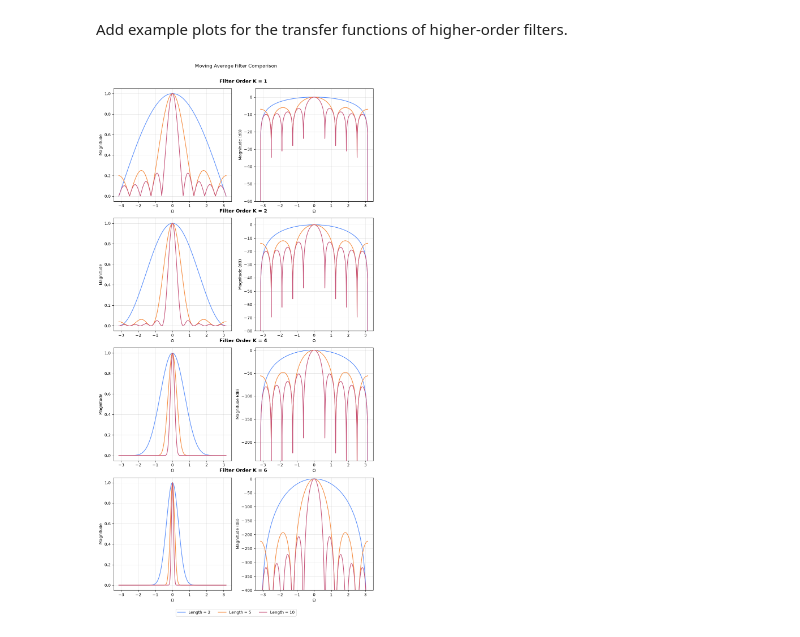
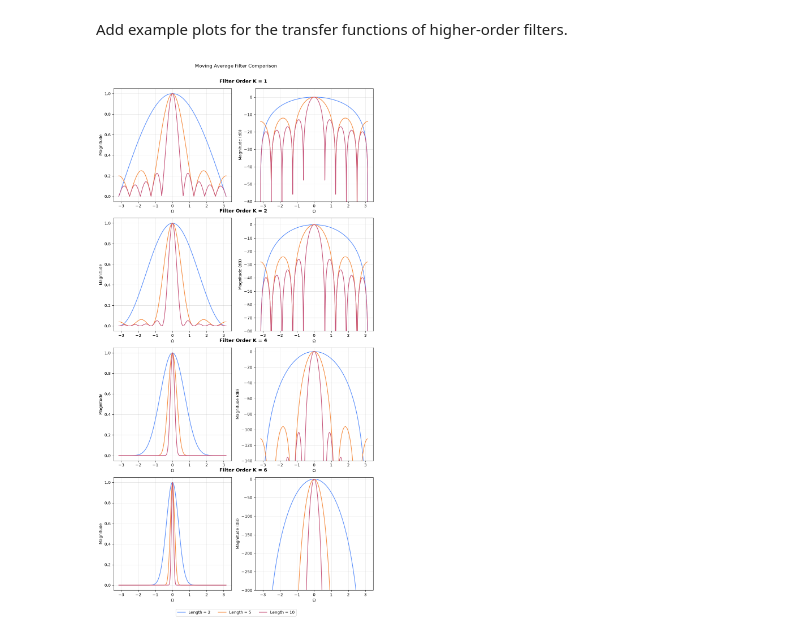
Before and after one commit to Sheffield-Chip-Design-Team/chipathon-2026-lora-mimo, a Jupyter notebook: lora-mimo/gnu-radio/cic-filter-sim/cic_filter.ipynb, the cells around one changed output. Drawn from its saved outputs; the diff is of its cells as text; code cells hidden in the pictures.

```diff
--- a/lora-mimo/gnu-radio/cic-filter-sim/cic_filter.ipynb
+++ b/lora-mimo/gnu-radio/cic-filter-sim/cic_filter.ipynb
@@ -25,7 +25,7 @@ N_omegas = 1000
 omegas = np.linspace(-np.pi, np.pi, N_omegas)
 
 Ks = [1, 2, 4, 6]
-y_min_vals = [-60, -80, -240, -400]
+y_min_vals = [-60, -80, -140, -300]
 
 fig, axes = plt.subplots(len(Ks), 2, figsize=(10, 20))
 
@@ -40,34 +40,34 @@ for k_idx in range(0, len(Ks)):
     axes[k_idx, 0].set_xlabel(r"$\Omega$")
     axes[k_idx, 0].set_ylabel(r"Magnitude")
     axes[k_idx, 0].grid()
 
-    axes[k_idx, 1].plot(omegas, 10 * np.log10(np.abs(Hz_2)), label=r"Length = 2")
-    axes[k_idx, 1].plot(omegas, 10 * np.log10(np.abs(Hz_5)), label=r"Length = 5")
-    axes[k_idx, 1].plot(omegas, 10 * np.log10(np.abs(Hz_10)), label=r"Length = 10")
+    axes[k_idx, 1].plot(omegas, 20 * np.log10(np.abs(Hz_2)), label=r"Length = 2")
+    axes[k_idx, 1].plot(omegas, 20 * np.log10(np.abs(Hz_5)), label=r"Length = 5")
+    axes[k_idx, 1].plot(omegas, 20 * np.log10(np.abs(Hz_10)), label=r"Length = 10")
     axes[k_idx, 1].set_xlabel(r"$\Omega$")
     axes[k_idx, 1].set_ylabel(r"Magnitude (dB)")
     axes[k_idx, 1].set_ylim([y_min_vals[k_idx], 5])
     axes[k_idx, 1].grid()
 
 fig.suptitle("Moving Average Filter Comparison")
 
 plt.tight_layout(rect=[0, 0.02, 1, 0.96])
 
 handles, labels = axes[0, 0].get_legend_handles_labels()
 fig.legend(handles, labels, loc="lower center", ncol=3, bbox_to_anchor=(0.5, 0))
 
 for k_idx in range(0, len(Ks)):
     pos_left = axes[k_idx, 0].get_position()
     pos_right = axes[k_idx, 1].get_position()
     fig.text(
         (pos_left.x0 + pos_right.x1) / 2,
         pos_left.y1 + 0.01,
         f"Filter Order K = {Ks[k_idx]}",
         ha="center",
         fontsize=12,
         fontweight="bold",
     )
 
 plt.show()
 # %% [output]
-[figure, old version]
+[figure, new version]
```
Also changed, not shown: parts of 5 cells of this notebook, 1 other file.
